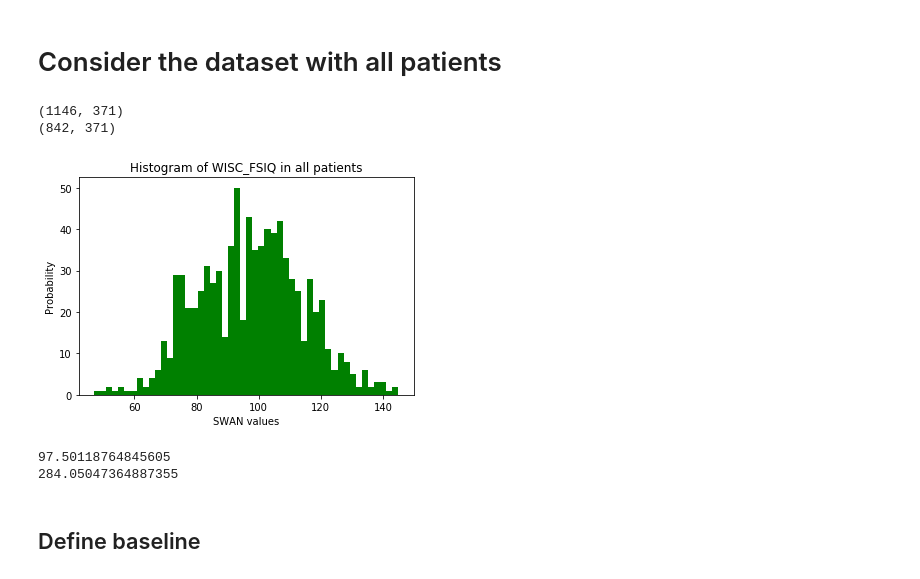
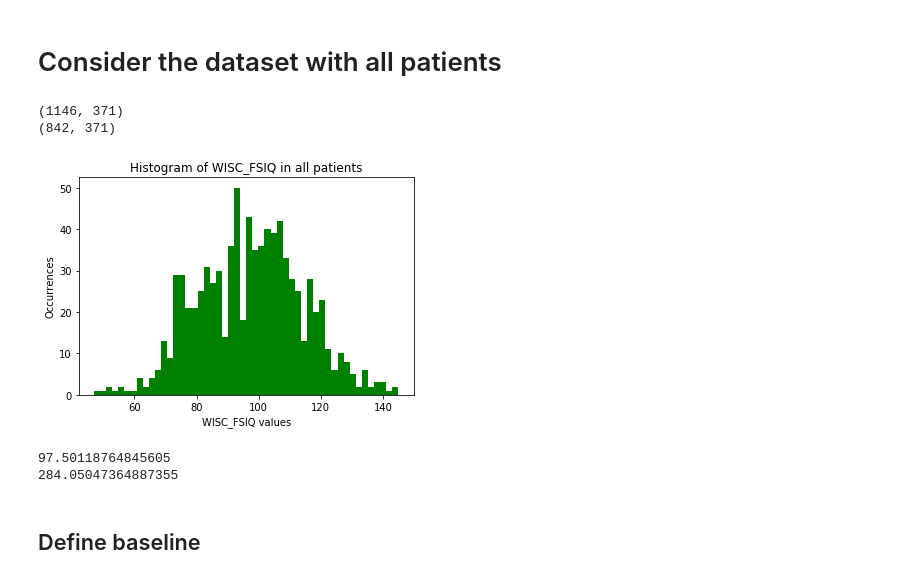
Before and after one commit to alestolfo/ds-lab, a Jupyter notebook: WISC_MRI.ipynb, the cells around one changed output. Saved outputs shown, nothing was run; the diff lists cells and outputs as text; code cells hidden in the pictures.

```diff
--- a/WISC_MRI.ipynb
+++ b/WISC_MRI.ipynb
@@ -72,36 +72,36 @@ try:
 except:
     pass
 try:
     data.drop(columns=['DX_01_Sub'], inplace=True)
 except:
     pass
 try:
     data.drop(columns=['DX_01'], inplace=True)
 except:
     pass
 
 
 # Drop the rows with some NaNs
 
 print(data.shape)
 data.dropna(axis=0, inplace=True)
 print(data.shape)
 column_names = data.columns[2:]
 
 
 # Plot distribution of the target variable
 plt.hist(data[target], 50, density=False, facecolor='g')
-plt.xlabel('SWAN values')
-plt.ylabel('Probability')
+plt.xlabel('{} values'.format(target))
+plt.ylabel('Occurrences')
 plt.title('Histogram of {} in all patients'.format(target))
 plt.show()
 
 print(np.mean(data[target]))
 print(np.var(data[target]))
 # %% [output]
 (1146, 371)
 (842, 371)
-[figure, old version]
+[figure, new version]
 97.50118764845605
 284.05047364887355
 # %%
```
Also changed, not shown: parts of 10 cells of this notebook, 1 other file.
